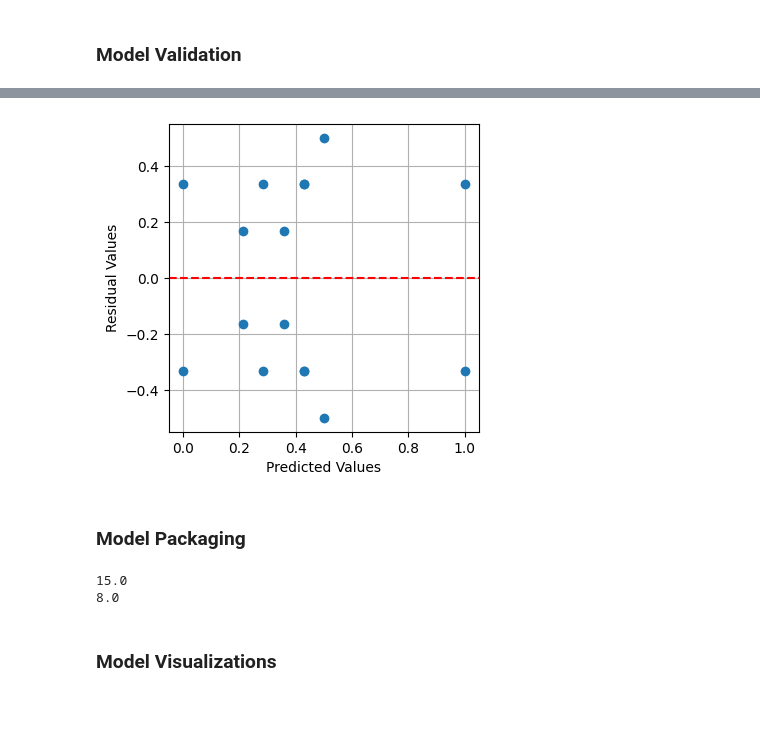
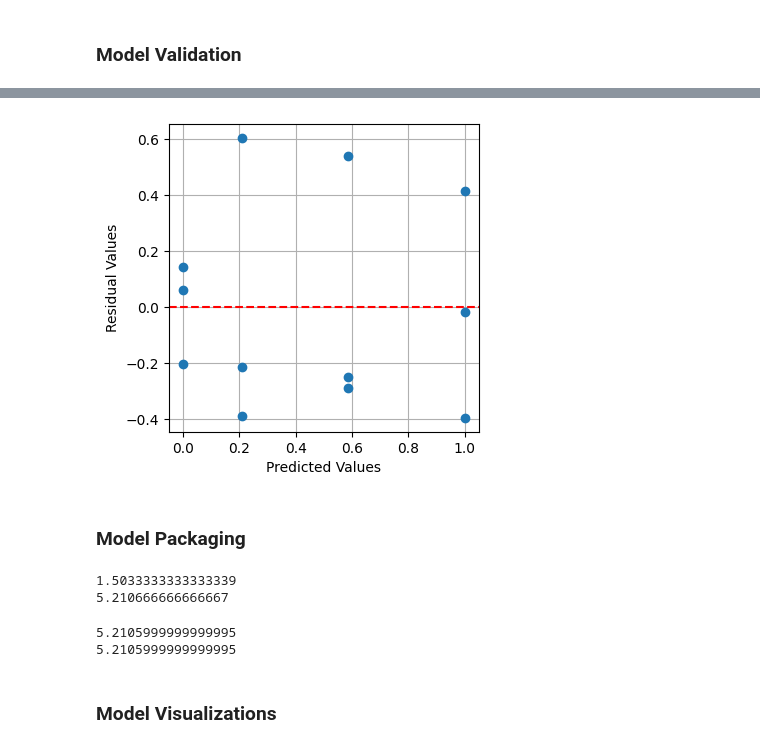
Before and after one commit to sdritsas/sdritsas.github.io, a Jupyter notebook: ddf/robotics/experiments.ipynb, the cells around one changed output, grey strips where cells are left out. Cells and saved outputs as stored; diff of their text form; code cells hidden in the pictures; blank space fills up the shorter version.

```diff
--- a/ddf/robotics/experiments.ipynb
+++ b/ddf/robotics/experiments.ipynb
@@ -10,9 +10,9 @@ import numpy as np, matplotlib.pyplot as plt, scipy as sp, plotly.graph_objects
 # %%
 #-- Select Example
 #--
-Example = 1 #-- Only one factor is significant
-# Example = 2 #-- Dodgy data and model R^2 is low
-# Example = 3 #-- Both factors and their interaction are significant
+Example = 1 #-- Brush width: only one factor is significant
+Example = 2 #-- Brush length: dodgy data and model R^2 is low
+Example = 3 #-- Extrude width: all factors are significant
 # Example = 4 #-- 3-Factor model with interesting interactions
 
 #-- 2-Factor Example
@@ -381,5 +360,5 @@ Shapiro-Wilk Test: Statistic=0.853, p-Value=0.015
 # %%
-def ResidualRunPlot( data ):
+def ResidualRunPlot( data, filename = '' ):
     ys = data.flatten( )
     m, s, n = np.mean( ys ), np.std( ys ), len( ys )
     ys = ( ys - m ) / s #-- Standardize the data
@@ -393,6 +372,7 @@ def ResidualRunPlot( data ):
     ax.set_ylim( np.min( ys ) * 1.5, np.max( ys ) * 1.5 )
     ax.axhline( 0.0, color='red', ls='--', zorder=2)
     ax.set_axisbelow( True )
+    if( filename != '' ): plt.savefig( filename )
     plt.show( )
-ResidualRunPlot( residuals )
+ResidualRunPlot( residuals, 'srr.svg' )
 # %% [output]
@@ -412,22 +393,23 @@ ResidualsHistogram( residuals )
 # %%
-def ResidualsPredictedPlot( predicted, residuals ):
+def ResidualsPredictedPlot( predicted, residuals, filename = '' ):
     pmm = ( np.min( predicted ), np.max( predicted ) )
     rmm = ( np.min( residuals ), np.max( residuals ) )
 
     xs = ( predicted - pmm[0] ) / ( pmm[1] - pmm[0] )
     ys = ( residuals          ) / ( rmm[1] - rmm[0] )
 
     fig, ax = plt.subplots( figsize=( 4, 4 ) )
     ax.scatter( xs, ys )
     ax.set_xlabel( 'Predicted Values' )
     ax.set_ylabel( 'Residual Values' )
     ax.grid( True )
     ax.axhline( 0.0, color='red', ls='--', zorder=2)
     ax.set_axisbelow( True )
+    if( filename != '' ): plt.savefig( filename )
     plt.show( )
-ResidualsPredictedPlot( predicted, residuals )
+ResidualsPredictedPlot( predicted, residuals, 'rpp.svg' )
 # %% [output]
-[figure, old version]
+[figure, new version]
 # %% [markdown]
 ### Model Packaging
 # %%
@@ -439,8 +421,31 @@ model = lambda values: mean_value + sum( coefficient * np.prod( [values[index] f
 print( model( [ 1, 1, 1] ) )
 print( model( [-1,-1,-1] ) )
 # %% [output]
-15.0
-8.0
+1.5033333333333339
+5.210666666666667
+# %%
+#-- Using Minimum and Maximum Values
+#--
+def BeadWidthCoded( speed, offset ):
+    return ( 3.1678 -
+             0.5797 * speed  -
+             1.2739 * offset +
+             0.1892 * speed * offset )
+
+def Normalize( value, vmin, vmax ):
+    normalized = ( value - vmin ) / ( vmax - vmin )
+    return normalized * 2 - 1
+
+def BeadWidthActual( speed, offset ):
+    return BeadWidthCoded(
+        Normalize( speed,  1.0, 6.0 ),
+        Normalize( offset, 0.2, 2.0 ) )
+
+print( BeadWidthCoded ( -1.0, -1.0 ) )
+print( BeadWidthActual(  1.0,  0.2 ) )
+# %% [output]
+5.2105999999999995
+5.2105999999999995
 # %% [markdown]
 ### Model Visualizations
 # %%
```
Also changed, not shown: parts of 17 cells of this notebook, 56 other files.
